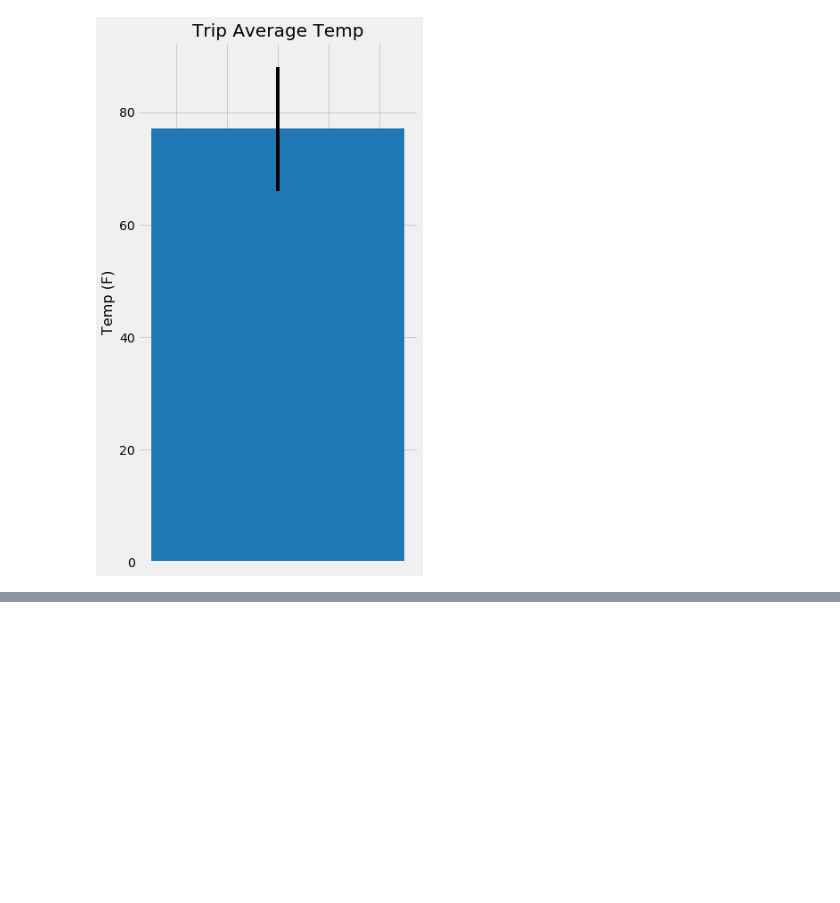
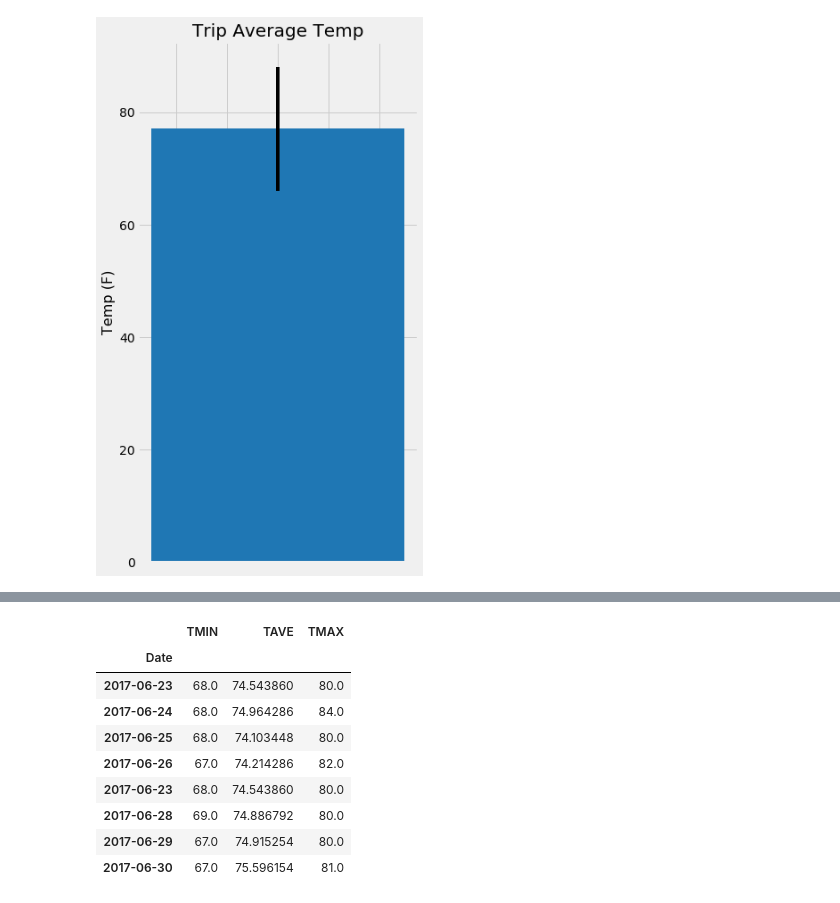
Before and after one commit to Nicole1701/climate-analysis-sqlalchemy, a Jupyter notebook: climate.ipynb, the cells around one changed output, grey strips where cells are left out. Saved outputs shown, nothing was run; the diff lists cells and outputs as text; code cells hidden in the pictures; blank space fills up the shorter version.

```diff
--- a/climate.ipynb
+++ b/climate.ipynb
@@ -286,0 +364,21 @@ daily_normals("01-01")
+# %%
+# Load the previous query results into a Pandas DataFrame and add the `trip_dates` range as the `date` index
+# stackoverflow.com/questions/952914/how-to-make-a-flat-list-out-of-list-of-lists
+# stackoverflow.com/questions/37968730/set-index-name-of-pandas-dataframe
+
+cleaned_list = [item for sublist in normal_list for item in sublist]
+
+normals_df = pd.DataFrame(cleaned_list, index = vacation_days, columns = ['TMIN','TAVE', 'TMAX'])
+normals_df.index.name="Date"
+normals_df
+# %% [output]
+|  | TMIN | TAVE | TMAX |
+| Date |  |  |  |
+| 2017-06-23 | 68.0 | 74.543860 | 80.0 |
+| 2017-06-24 | 68.0 | 74.964286 | 84.0 |
+| 2017-06-25 | 68.0 | 74.103448 | 80.0 |
+| 2017-06-26 | 67.0 | 74.214286 | 82.0 |
+| 2017-06-23 | 68.0 | 74.543860 | 80.0 |
+| 2017-06-28 | 69.0 | 74.886792 | 80.0 |
+| 2017-06-29 | 67.0 | 74.915254 | 80.0 |
+| 2017-06-30 | 67.0 | 75.596154 | 81.0 |
```
Also changed, not shown: parts of 16 cells of this notebook, 1 other file.
